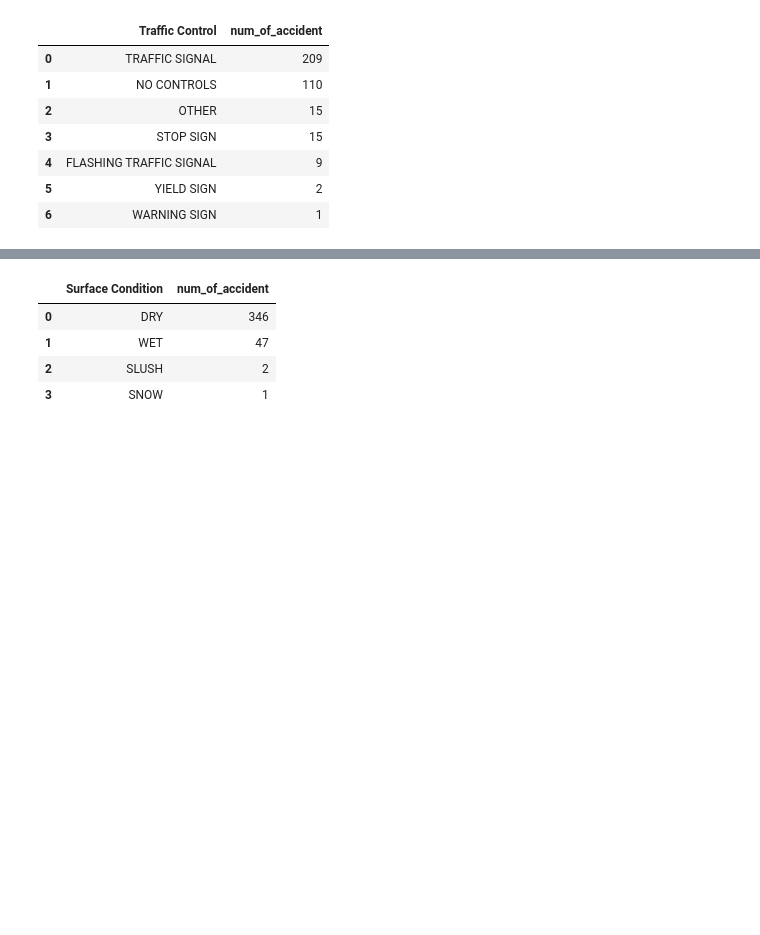
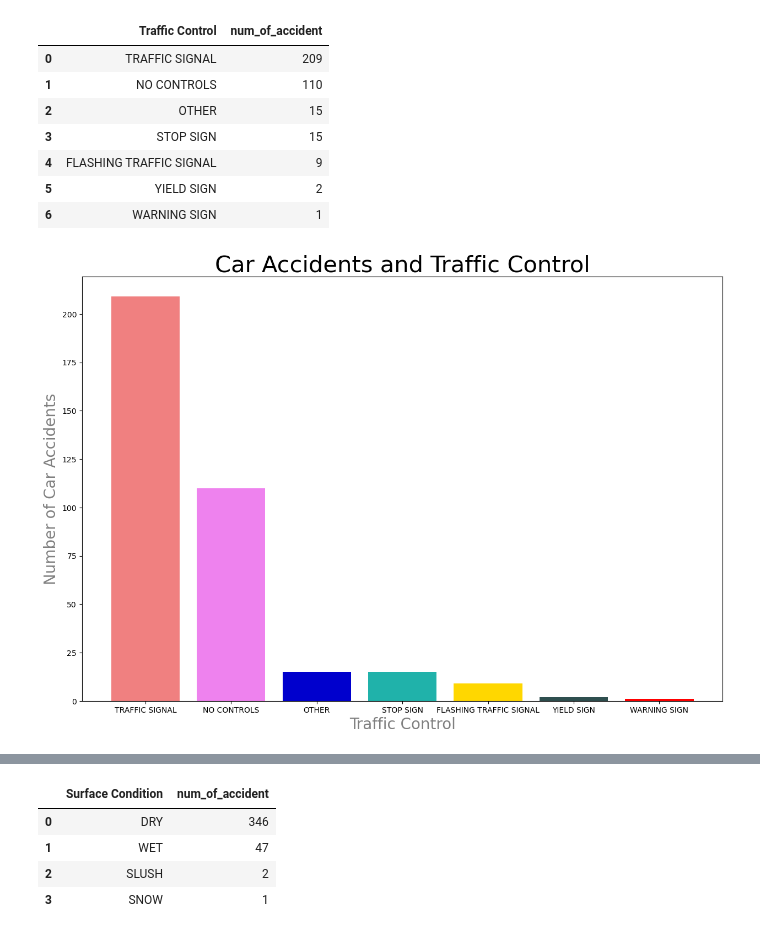
Before and after one commit to Sunjy0827/Columbia_Engineering_Data_Analytics_Project_1, a Jupyter notebook: Project I.ipynb, the cells around one changed output, grey strips where cells are left out. Drawn from its saved outputs; the diff is of its cells as text; code cells hidden in the pictures; blank space fills up the shorter version.

```diff
--- a/Project I.ipynb
+++ b/Project I.ipynb
@@ -242,3 +286,14 @@ f2_grouped_tc_df
 | 4 | FLASHING TRAFFIC SIGNAL | 9 |
 | 5 | YIELD SIGN | 2 |
 | 6 | WARNING SIGN | 1 |
+# %%
+plt.figure(figsize=(15, 10))
+colors = ["lightcoral", "violet", "mediumblue", "lightseagreen", "gold", "darkslategrey", "red"]
+plt.bar(f2_grouped_tc_df["Traffic Control"],f2_grouped_tc_df["num_of_accident"], color = colors)
+plt.xlabel("Traffic Control", fontsize = 20, color = "grey")
+plt.ylabel("Number of Car Accidents", fontsize = 20, color = "grey")
+plt.title("Car Accidents and Traffic Control", size=30)
+plt.savefig("./Images/Traffic_Control_Bar_Graph.png")
+plt.show()
+# %% [output]
+[figure, added]
```
Also changed, not shown: parts of 22 cells of this notebook, 18 other files.
